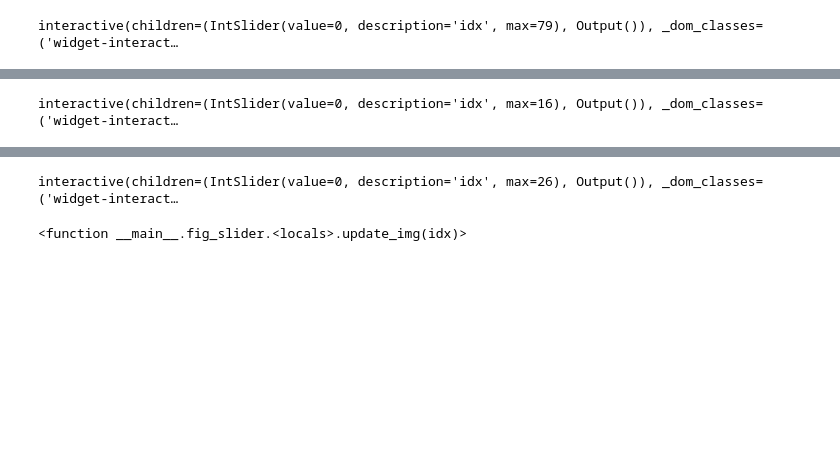
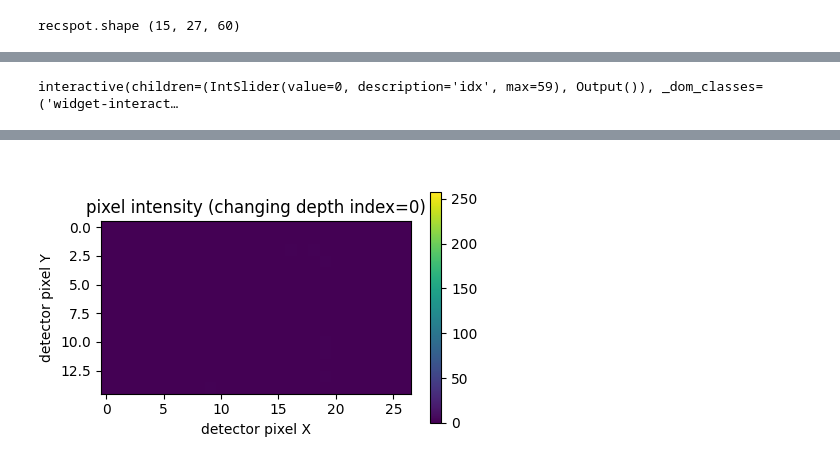
Before and after one commit to BM32ESRF/lauetools, a Jupyter notebook: LaueTools/Daxm/scripts/rec_spot.ipynb, the cells around one changed output, grey strips where cells are left out. Cells and saved outputs as stored; diff of their text form; code cells hidden in the pictures; blank space fills up the shorter version.

```diff
--- a/LaueTools/Daxm/scripts/rec_spot.ipynb
+++ b/LaueTools/Daxm/scripts/rec_spot.ipynb
@@ -262,13 +469,6 @@ Text(0,0.5,'scattered intensity (mean)')
 # %%
 # vertical = horizontal pixel 2*halfboxsize[0] ,  horizontal = vertical 2*halfboxsize[1] pixel
 # slider     idx  = micron  drange narrow
-fig_slider(recspot)
-
-# vertical  pixel  2*halfboxsize[1], horizontal idx  = micron  drange narrow
-
-fig_slider(recspot, axis=0)
-
-# horizontal  pixel  2*halfboxsize[0], horizontal idx  = micron  drange narrow
-
-fig_slider(recspot, axis=1)
+print('recspot.shape',recspot.shape)
+xy = fig_slider(recspot)
 # %% [output]
@@ -277 +475 @@ fig_slider(recspot, axis=1)
-interactive(children=(IntSlider(value=0, description='idx', max=79), Output()), _dom_classes=('widget-interact…
+recspot.shape (15, 27, 60)
@@ -280 +476 @@ interactive(children=(IntSlider(value=0, description='idx', max=79), Output()),
-interactive(children=(IntSlider(value=0, description='idx', max=16), Output()), _dom_classes=('widget-interact…
+interactive(children=(IntSlider(value=0, description='idx', max=59), Output()), _dom_classes=('widget-interact…
@@ -283,2 +477 @@ interactive(children=(IntSlider(value=0, description='idx', max=16), Output()),
-interactive(children=(IntSlider(value=0, description='idx', max=26), Output()), _dom_classes=('widget-interact…
-<function __main__.fig_slider.<locals>.update_img(idx)>
+[figure, added]
```
Also changed, not shown: parts of 40 cells of this notebook.
